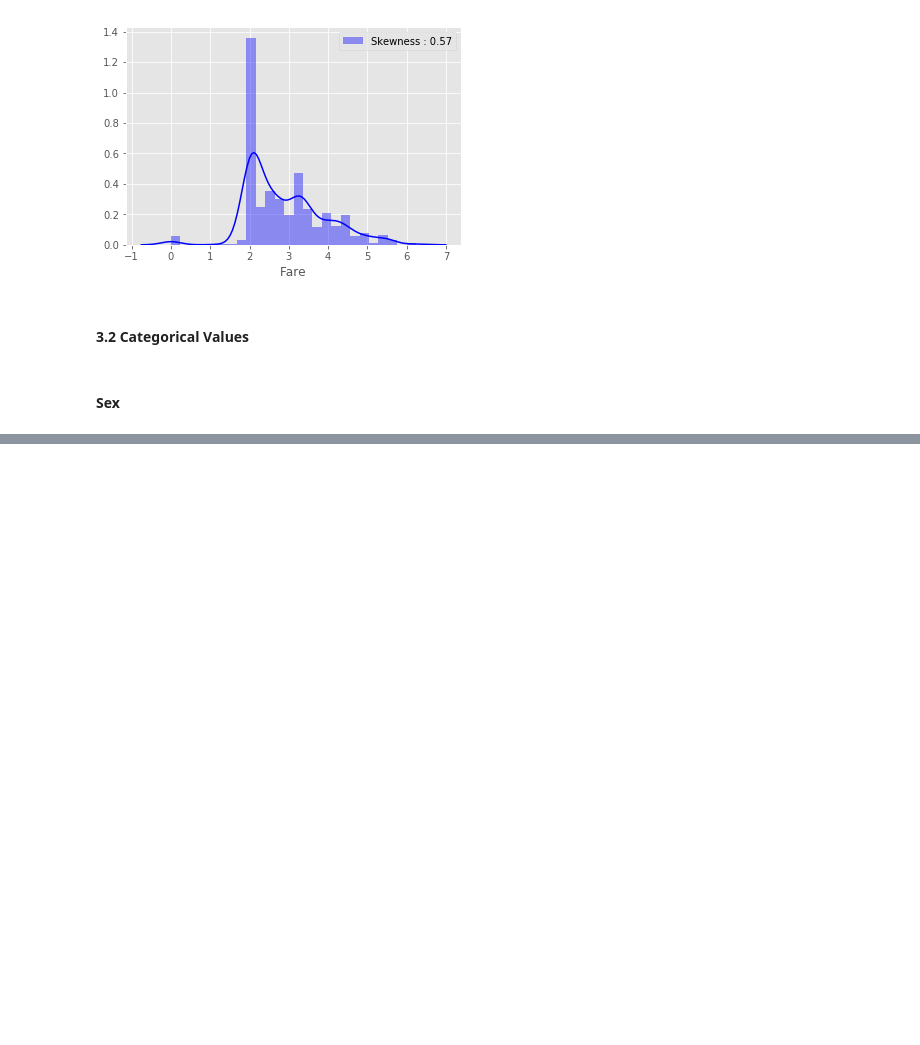
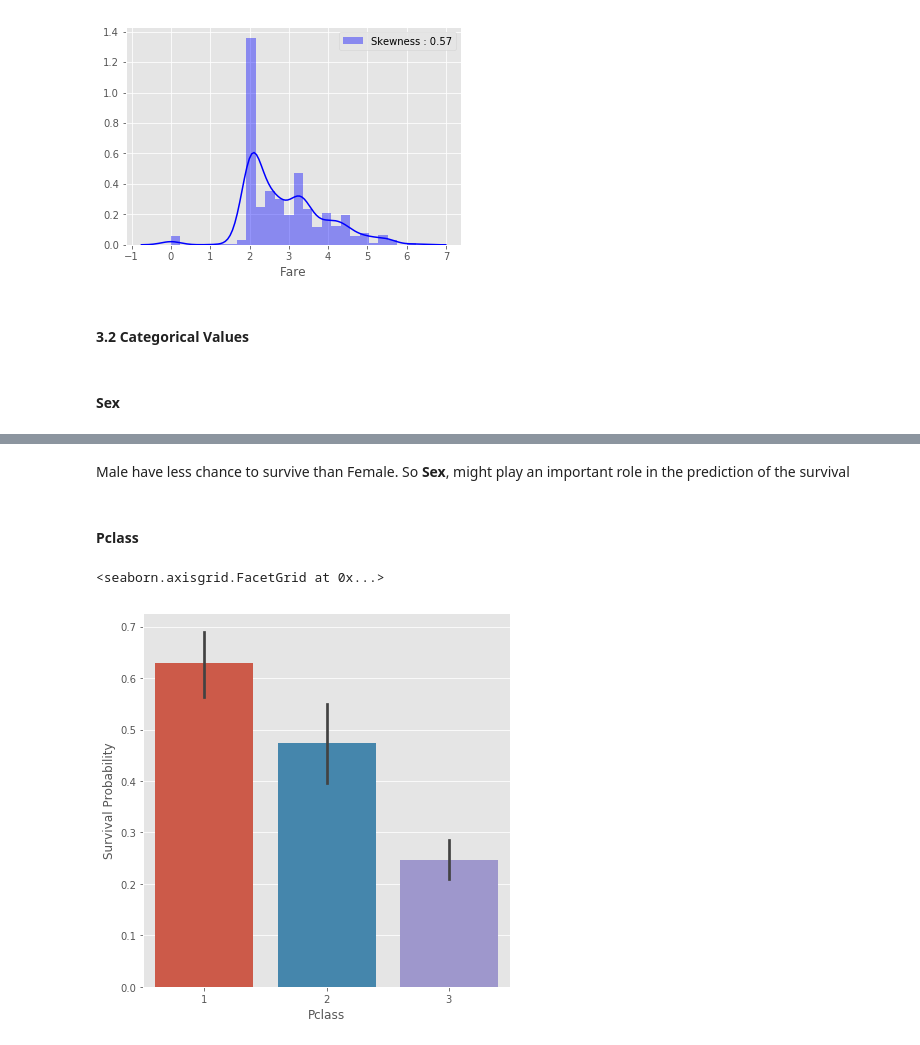
Before and after one commit to Juanan4290/Predicting-Property-Maintenance-Fines, a Jupyter notebook: TitanicChallenge/TitanicChallenge_v2.ipynb, the cells around one changed output, grey strips where cells are left out. Cells and saved outputs as stored; diff of their text form; code cells hidden in the pictures; blank space fills up the shorter version.

```diff
--- a/TitanicChallenge/TitanicChallenge_v2.ipynb
+++ b/TitanicChallenge/TitanicChallenge_v2.ipynb
@@ -310,0 +320,9 @@ g = g.legend()
+# %% [markdown]
+Male have less chance to survive than Female. So **Sex**, might play an important role in the prediction of the survival
+# %% [markdown]
+#### Pclass
+# %%
+sns.factorplot(x="Pclass",y="Survived",data=train,kind="bar",size=6).set_ylabels("Survival Probability")
+# %% [output]
+<seaborn.axisgrid.FacetGrid at 0x...>
+[figure, added]
```
Also changed, not shown: parts of 24 cells of this notebook, 5 other files.
